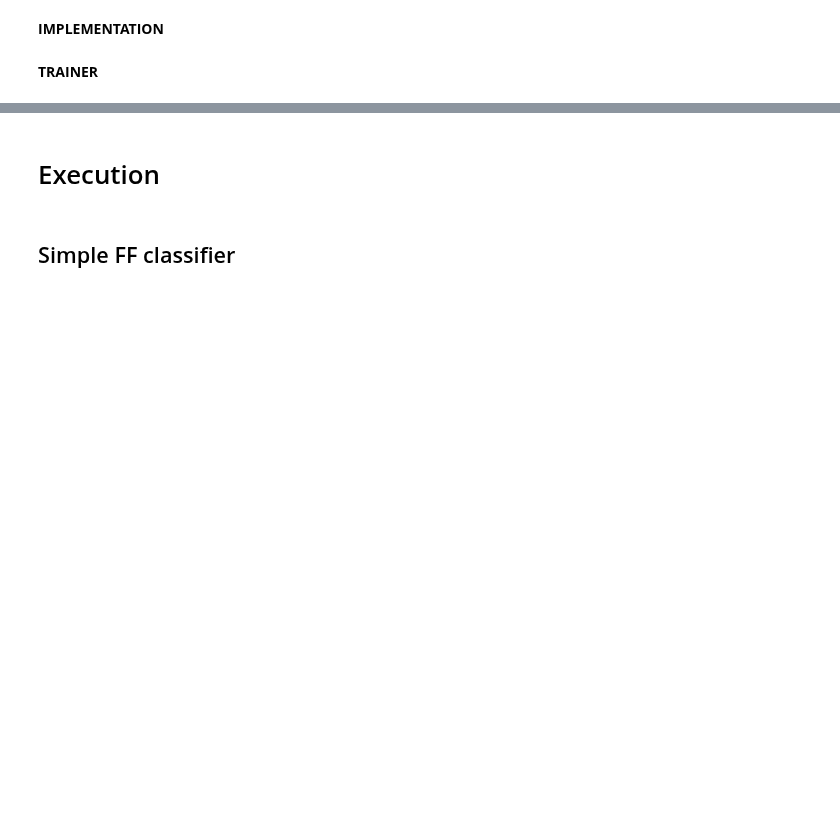
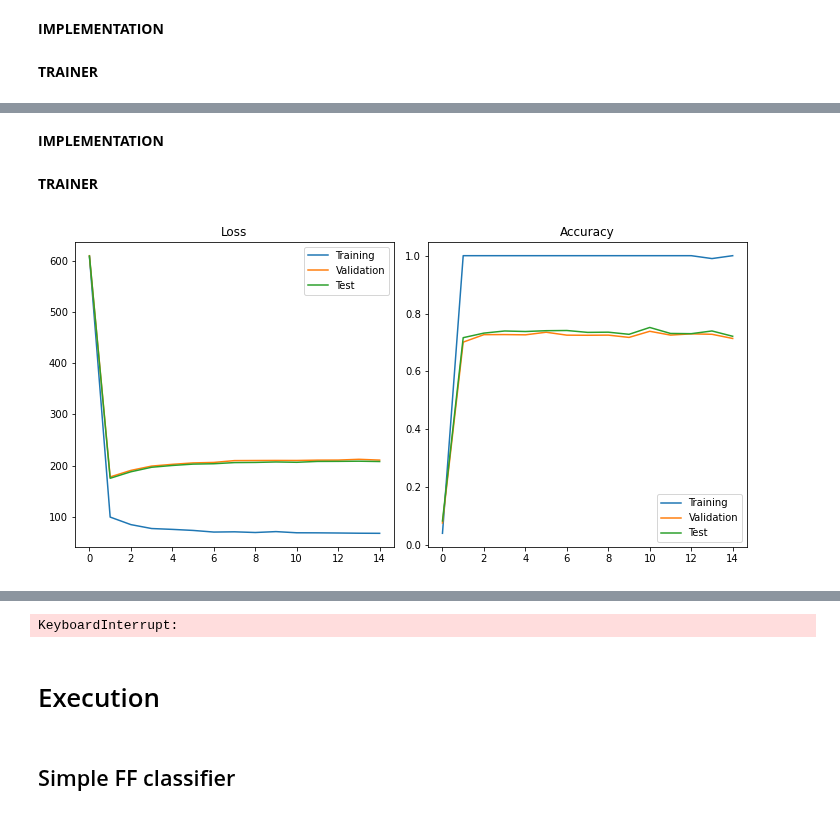
Before and after one commit to MrGorkajuice/DTU_VAE, a Jupyter notebook: VAE_Eksamen.ipynb, the cells around one changed output, grey strips where cells are left out. Saved outputs shown, nothing was run; the diff lists cells and outputs as text; code cells hidden in the pictures; blank space fills up the shorter version.

Commit message:
Experimenting with stacked M1+M2

```diff
--- a/VAE_Eksamen.ipynb
+++ b/VAE_Eksamen.ipynb
@@ -963,0 +985,2 @@ class M2_VAE_Trainer:
+# %% [markdown]
+**IMPLEMENTATION**
@@ -963,0 +1061,2 @@ class M2_VAE_Trainer:
+# %% [markdown]
+**TRAINER**
@@ -963,0 +1180,37 @@ class M2_VAE_Trainer:
+# %%
+%%time
+# Instantiate VAE
+sample = binarized_mnist_train_data.__getitem__(22)[0]
+stacked_instance = M1_M2_VAE(sample.flatten().shape,
+                             classes = 10,
+                             latent_features_M1 = 50,
+                             latent_features_M2 = 50,
+                             hidden_layers_M1_encoder = [500],
+                             hidden_layers_M1_decoder = [500],
+                             hidden_layers_M2_mu_encoder = [500],
+                             hidden_layers_M2_sigma_encoder = [500],
+                             hidden_layers_M2_classification = [500],
+                             hidden_layers_M2_decoder = [500],
+                             dropout = 0.5)
+# Instantiate trainer
+stacked_trainer = M1_M2_Trainer(stacked_instance,
+                                binarized_mnist_train_loader_labelled,
+                                binarized_mnist_train_loader_unlabelled,
+                                binarized_mnist_train_loader_validation,
+                                binarized_mnist_test_loader,
+                                5,
+                                0.2)
+# Training
+M1_epochs = 20
+M2_epochs = 20
+stacked_trainer.test_M1()
+for i in range(M1_epochs):
+    stacked_trainer.train_M1()
+    stacked_trainer.test_M1()
+
+stacked_trainer.test_M2()
+for i in range(M2_epochs):
+    stacked_trainer.train_M2()
+    stacked_trainer.test_M2()
+# %% [output]
+[figure, added]
@@ -964,3 +1219,4 @@ class M2_VAE_Trainer:
+KeyboardInterrupt:
 # %% [markdown]
 # Execution
 # %% [markdown]
```
Also changed, not shown: parts of 9 cells of this notebook.
